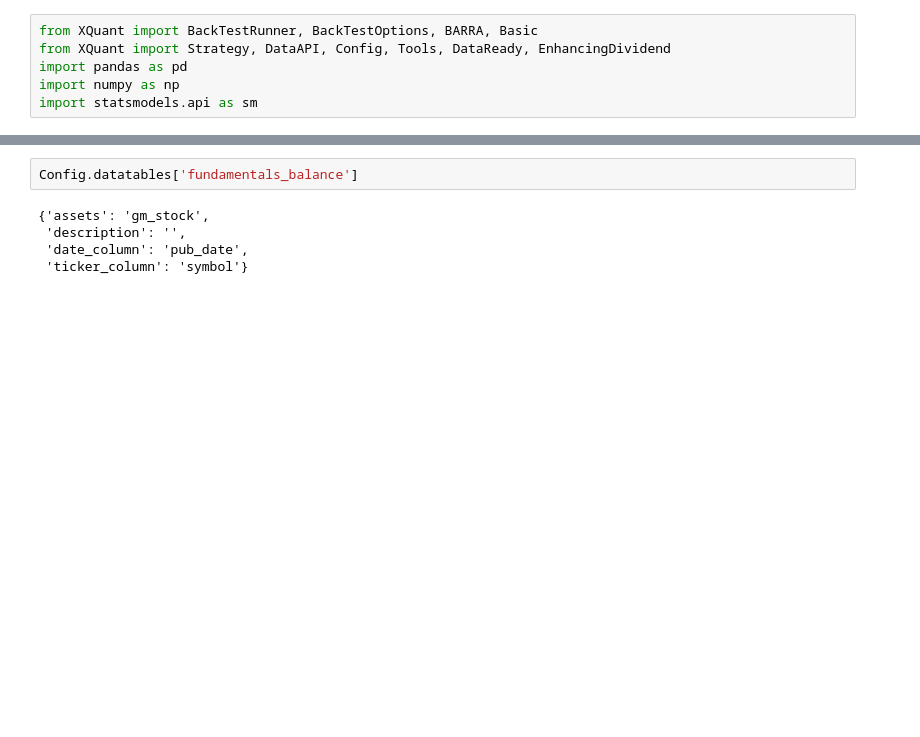
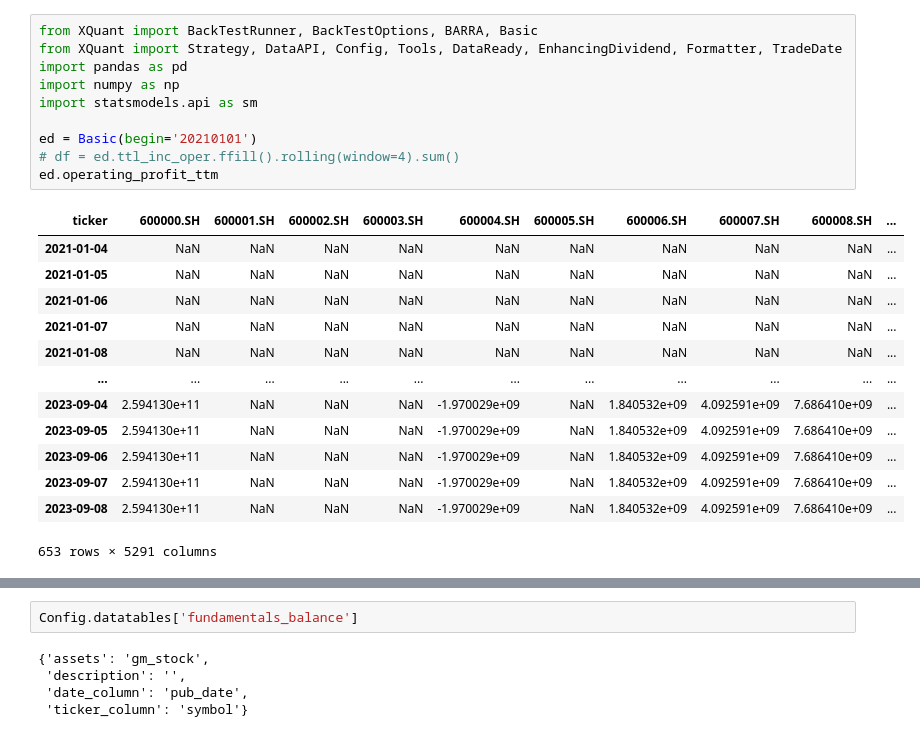
Before and after one commit to KangruiYuan/XQuant, a Jupyter notebook: ModuleTests/BaseTest.ipynb, the cells around one changed output, grey strips where cells are left out. Cells and saved outputs as stored; diff of their text form; blank space fills up the shorter version.

```diff
--- a/ModuleTests/BaseTest.ipynb
+++ b/ModuleTests/BaseTest.ipynb
@@ -1,6 +1,24 @@
 # %%
 from XQuant import BackTestRunner, BackTestOptions, BARRA, Basic
-from XQuant import Strategy, DataAPI, Config, Tools, DataReady, EnhancingDividend
+from XQuant import Strategy, DataAPI, Config, Tools, DataReady, EnhancingDividend, Formatter, TradeDate
 import pandas as pd
 import numpy as np
 import statsmodels.api as sm
+
+ed = Basic(begin='20210101')
+# df = ed.ttl_inc_oper.ffill().rolling(window=4).sum()
+ed.operating_profit_ttm
+# %% [output]
+| ticker | 600000.SH | 600001.SH | 600002.SH | 600003.SH | 600004.SH | 600005.SH | 600006.SH | 600007.SH | 600008.SH | ... |
+| 2021-01-04 | NaN | NaN | NaN | NaN | NaN | NaN | NaN | NaN | NaN | ... |
+| 2021-01-05 | NaN | NaN | NaN | NaN | NaN | NaN | NaN | NaN | NaN | ... |
+| 2021-01-06 | NaN | NaN | NaN | NaN | NaN | NaN | NaN | NaN | NaN | ... |
+| 2021-01-07 | NaN | NaN | NaN | NaN | NaN | NaN | NaN | NaN | NaN | ... |
+| 2021-01-08 | NaN | NaN | NaN | NaN | NaN | NaN | NaN | NaN | NaN | ... |
+| ... | ... | ... | ... | ... | ... | ... | ... | ... | ... | ... |
+| 2023-09-04 | 2.594130e+11 | NaN | NaN | NaN | -1.970029e+09 | NaN | 1.840532e+09 | 4.092591e+09 | 7.686410e+09 | ... |
+| 2023-09-05 | 2.594130e+11 | NaN | NaN | NaN | -1.970029e+09 | NaN | 1.840532e+09 | 4.092591e+09 | 7.686410e+09 | ... |
+| 2023-09-06 | 2.594130e+11 | NaN | NaN | NaN | -1.970029e+09 | NaN | 1.840532e+09 | 4.092591e+09 | 7.686410e+09 | ... |
+| 2023-09-07 | 2.594130e+11 | NaN | NaN | NaN | -1.970029e+09 | NaN | 1.840532e+09 | 4.092591e+09 | 7.686410e+09 | ... |
+| 2023-09-08 | 2.594130e+11 | NaN | NaN | NaN | -1.970029e+09 | NaN | 1.840532e+09 | 4.092591e+09 | 7.686410e+09 | ... |
+653 rows × 5291 columns
```
Also changed, not shown: parts of 6 cells of this notebook, 12 other files.
